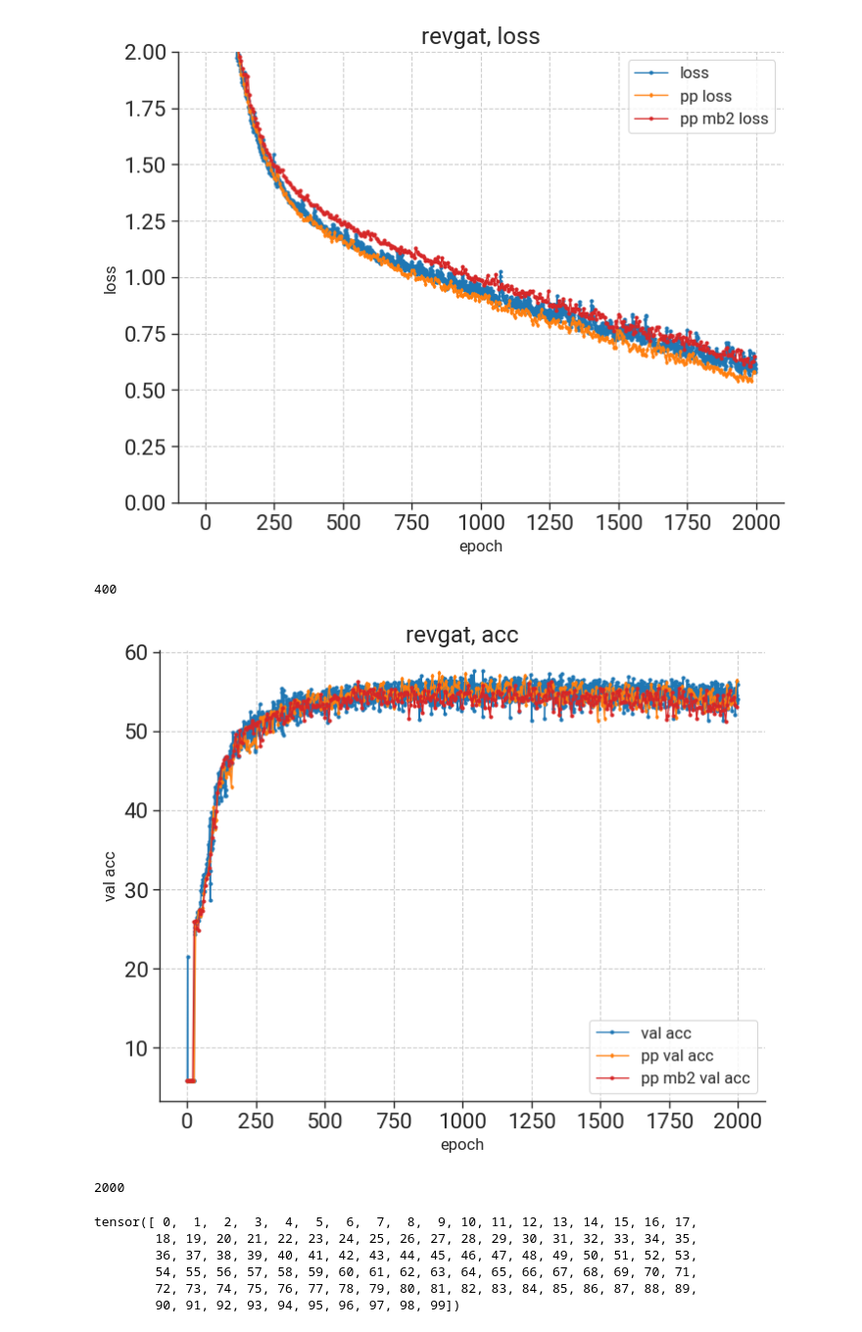
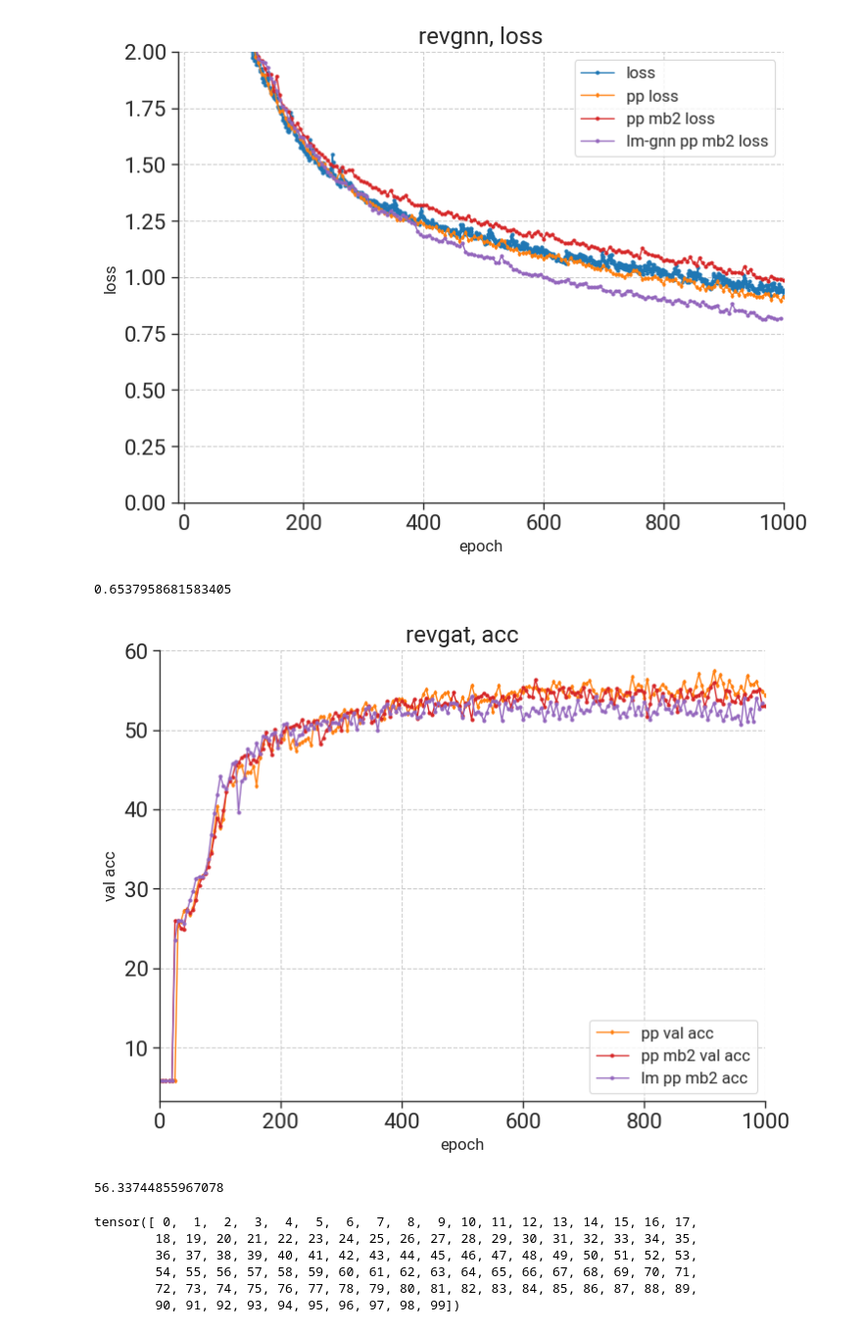
Before and after one commit to zxmeng98/TiGraph, a Jupyter notebook: plot.ipynb, the cells around one changed output. Shown: that part at 98% size. Saved outputs shown, nothing was run; the diff lists cells and outputs as text; code cells hidden in the pictures.

```diff
--- a/plot.ipynb
+++ b/plot.ipynb
@@ -71,6 +71,7 @@ loss_data = np.load('./exps/ogbn-arxiv/revgnn_loss_112layers.npy')
 pp_loss_data = np.load('./exps/ogbn-arxiv/revgnn_pp_loss_112layers_1b_1mb.npy')
 pp_mb2_loss_data = np.load('./exps/ogbn-arxiv/revgnn_pp_loss_112layers_1b_2mb.npy')
 pp_mb4_loss_data = np.load('./exps/ogbn-arxiv/revgat_pp_loss_5layers_1b_4mb.npy')
+lm_gnn_pp4_mb2_loss_data = np.load('./exps/ogbn-arxiv/112revgnn_4pp_1b_2mb_deberta_loss.npy')
 # pp_mb8_loss_data = np.load('exps/pubmed/gcn_pp_mb8_loss.npy')
 # pp_mb16_loss_data = np.load('exps/pubmed/gcn_pp_mb16_loss.npy')
 # pp_mb32_loss_data = np.load('exps/pubmed/gcn_pp_mb32_loss.npy')
@@ -79,40 +80,43 @@ pp_mb4_loss_data = np.load('./exps/ogbn-arxiv/revgat_pp_loss_5layers_1b_4mb.npy'
 x1 = np.arange(pp_loss_data.shape[0])
 x1 = x1 * 5
 x2 = np.arange(loss_data.shape[0])
+x3 = np.arange(lm_gnn_pp4_mb2_loss_data.shape[0])
+x3 = x3 * 5
 
 axs.plot(x2,loss_data,label='loss',marker='o',color=cmp[0],linewidth=1,ms=2)
 axs.plot(x1,pp_loss_data,label='pp loss',marker='d',color=cmp[1],linewidth=1,ms=2)
 axs.plot(x1,pp_mb2_loss_data,label='pp mb2 loss',marker='o',color=cmp[3],linewidth=1,ms=2)
+axs.plot(x3,lm_gnn_pp4_mb2_loss_data,label='lm-gnn pp mb2 loss',marker='o',color=cmp[4],linewidth=1,ms=2)
 # axs.plot(x1,pp_mb4_loss_data,label='pp mb4 loss',marker='o',color=cmp[2],linewidth=1,ms=2)
 # axs.plot(x1,pp_mb8_loss_data,label='gcn pp mb8 loss',marker='o',color=cmp[3],linewidth=1,ms=2)
 # axs.plot(x1,pp_mb16_loss_data,label='gcn pp mb16 loss',marker='o',color=cmp[4],linewidth=1,ms=2)
 # axs.plot(x1,pp_mb32_loss_data,label='gcn pp mb32 loss',marker='o',color=cmp[5],linewidth=1,ms=2)
 # axs.plot(x1,pp_mb64_loss_data,label='gcn pp mb64 loss',marker='o',color=cmp[6],linewidth=1,ms=2)
 
 axs.set_xlabel('epoch',size=12)
 axs.set_ylabel('loss',size=12)
 # axs[0].set_xticks([0,1000,2000,3000,4000])
 axs.tick_params(labelsize=16)
 axs.grid(linestyle='--')
-axs.title.set_text('revgat, loss')
+axs.title.set_text('revgnn, loss')
 
 axs.set_ylim(0, 2)
-# axs.set_xlim(-10, 600)
+axs.set_xlim(-10, 1000)
 
 
 # handles,labels=plt.gca().get_legend_handles_labels()
 axs.legend(
             # loc='upper center',
             #   bbox_to_anchor=(0.52,1.13),
               fancybox=True,
               fontsize=12)
 sns.despine()
 # %% [output]
-[figure, old version]
+[figure, new version]
-# %%
-len(pp_loss_data)
-# %% [output]
-400
+# %%
+pp_mb2_loss_data[380]
+# %% [output]
+0.6537958681583405
 # %%
 cmp = sns.color_palette("tab10")
 fig, axs = plt.subplots(nrows=1, ncols=1, figsize=(8,6))
@@ -120,7 +124,8 @@ fig, axs = plt.subplots(nrows=1, ncols=1, figsize=(8,6))
 loss_data = np.load('./exps/ogbn-arxiv/revgnn_test_acc_112layers.npy')
 pp_loss_data = np.load('./exps/ogbn-arxiv/revgnn_pp_test_acc_112layers_1b_1mb.npy')
 pp_mb2_loss_data = np.load('./exps/ogbn-arxiv/revgnn_pp_test_acc_112layers_1b_2mb.npy')
-pp_mb4_loss_data = np.load('./exps/ogbn-arxiv/revgat_pp_val_acc_5layers_1b_4mb.npy')
+lm_gnn_pp4_mb2_loss_data = np.load('./exps/ogbn-arxiv/112revgnn_4pp_1b_2mb_deberta_test_acc.npy')
+# pp_mb4_loss_data = np.load('./exps/ogbn-arxiv/revgat_pp_val_acc_5layers_1b_4mb.npy')
 # pp_mb4_loss_data = np.load('exps/pubmed/gcn_pp_mb4_val_acc.npy')
 # pp_mb8_loss_data = np.load('exps/pubmed/gcn_pp_mb8_val_acc.npy')
 # pp_mb16_loss_data = np.load('exps/pubmed/gcn_pp_mb16_val_acc.npy')
@@ -130,11 +135,14 @@ pp_mb4_loss_data = np.load('./exps/ogbn-arxiv/revgat_pp_val_acc_5layers_1b_4mb.n
 x1 = np.arange(pp_loss_data.shape[0])
 x1 = x1 * 5
 x2 = np.arange(loss_data.shape[0])
+x3 = np.arange(lm_gnn_pp4_mb2_loss_data.shape[0])
+x3 = x3 * 5
 # x2 = x2 * 5
 
-axs.plot(x2,loss_data,label='val acc',marker='o',color=cmp[0],linewidth=1,ms=2)
+# axs.plot(x2,loss_data,label='val acc',marker='o',color=cmp[0],linewidth=1,ms=2)
 axs.plot(x1,pp_loss_data,label='pp val acc',marker='d',color=cmp[1],linewidth=1,ms=2)
 axs.plot(x1,pp_mb2_loss_data,label='pp mb2 val acc',marker='o',color=cmp[3],linewidth=1,ms=2)
+axs.plot(x3,lm_gnn_pp4_mb2_loss_data,label='lm pp mb2 acc',marker='o',color=cmp[4],linewidth=1,ms=2)
 # axs.plot(x1,pp_mb4_loss_data,label='pp mb4 val acc',marker='o',color=cmp[2],linewidth=1,ms=2)
 # # axs.plot(x1,pp_mb8_loss_data,label='gcn pp mb8 loss',marker='o',color=cmp[3],linewidth=1,ms=2)
 # axs.plot(x1,pp_mb16_loss_data,label='gcn pp mb16 acc',marker='o',color=cmp[4],linewidth=1,ms=2)
@@ -149,7 +157,7 @@ axs.grid(linestyle='--')
 axs.title.set_text('revgat, acc')
 
 # axs.set_ylim(50, 75)
-# axs.set_xlim(0, 250)
+axs.set_xlim(0, 1000)
 
 
 # handles,labels=plt.gca().get_legend_handles_labels()
@@ -160,11 +168,11 @@ axs.legend(
               fontsize=12)
 sns.despine()
 # %% [output]
-[figure, old version]
+[figure, new version]
-# %%
-len(loss_data)
-# %% [output]
-2000
+# %%
+max(pp_mb2_loss_data)
+# %% [output]
+56.33744855967078
 # %%
 import torch
 import dgl
```
Also changed, not shown: parts of 3 cells of this notebook, 16 other files.
